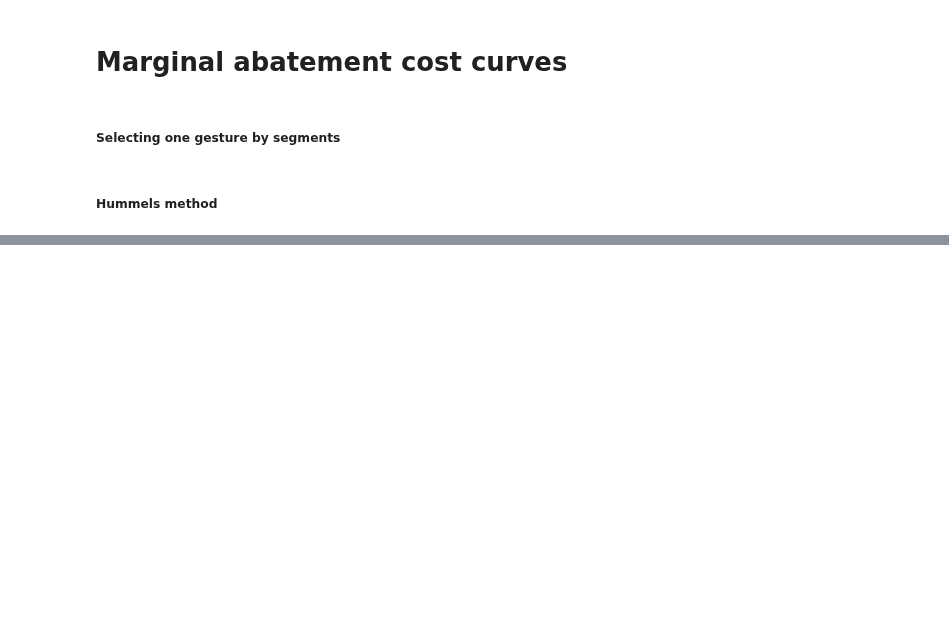
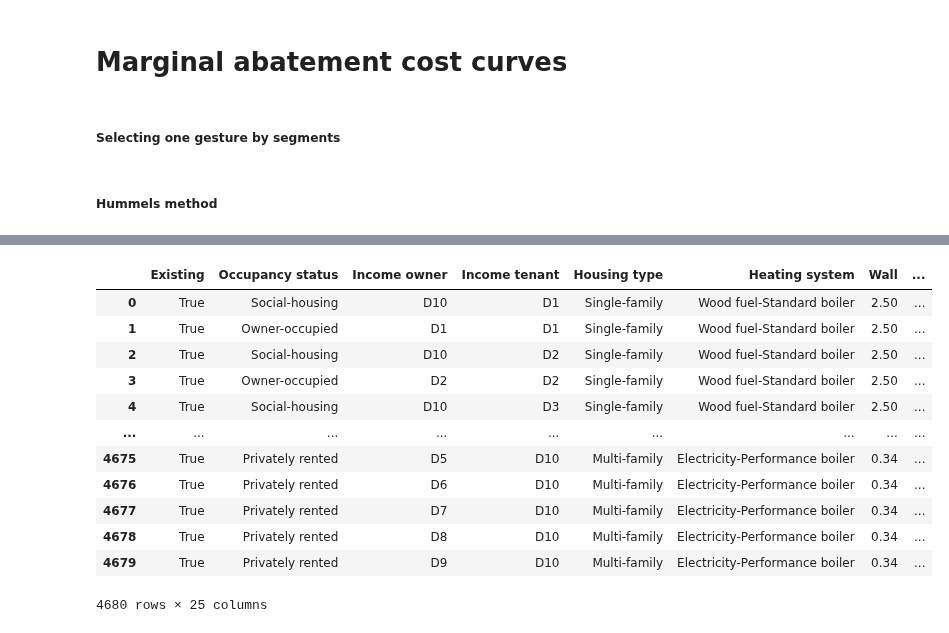
Before and after one commit to CIRED/Res-IRF4, a Jupyter notebook: project/analysis/preprocessing/building_stock/profeel/profeel_comparisons.ipynb, the cells around one changed output, grey strips where cells are left out. Saved outputs shown, nothing was run; the diff lists cells and outputs as text; code cells hidden in the pictures; blank space fills up the shorter version.

```diff
--- a/project/analysis/preprocessing/building_stock/profeel/profeel_comparisons.ipynb
+++ b/project/analysis/preprocessing/building_stock/profeel/profeel_comparisons.ipynb
@@ -379,0 +322,16 @@ temp = pd.concat((temp, cost), axis=1)
+# %%
+sorted_gains
+# %% [output]
+|  | Existing | Occupancy status | Income owner | Income tenant | Housing type | Heating system | Wall | ... |
+| 0 | True | Social-housing | D10 | D1 | Single-family | Wood fuel-Standard boiler | 2.50 | ... |
+| 1 | True | Owner-occupied | D1 | D1 | Single-family | Wood fuel-Standard boiler | 2.50 | ... |
+| 2 | True | Social-housing | D10 | D2 | Single-family | Wood fuel-Standard boiler | 2.50 | ... |
+| 3 | True | Owner-occupied | D2 | D2 | Single-family | Wood fuel-Standard boiler | 2.50 | ... |
+| 4 | True | Social-housing | D10 | D3 | Single-family | Wood fuel-Standard boiler | 2.50 | ... |
+| ... | ... | ... | ... | ... | ... | ... | ... | ... |
+| 4675 | True | Privately rented | D5 | D10 | Multi-family | Electricity-Performance boiler | 0.34 | ... |
+| 4676 | True | Privately rented | D6 | D10 | Multi-family | Electricity-Performance boiler | 0.34 | ... |
+| 4677 | True | Privately rented | D7 | D10 | Multi-family | Electricity-Performance boiler | 0.34 | ... |
+| 4678 | True | Privately rented | D8 | D10 | Multi-family | Electricity-Performance boiler | 0.34 | ... |
+| 4679 | True | Privately rented | D9 | D10 | Multi-family | Electricity-Performance boiler | 0.34 | ... |
+4680 rows × 25 columns
```
Also changed, not shown: parts of 24 cells of this notebook.
